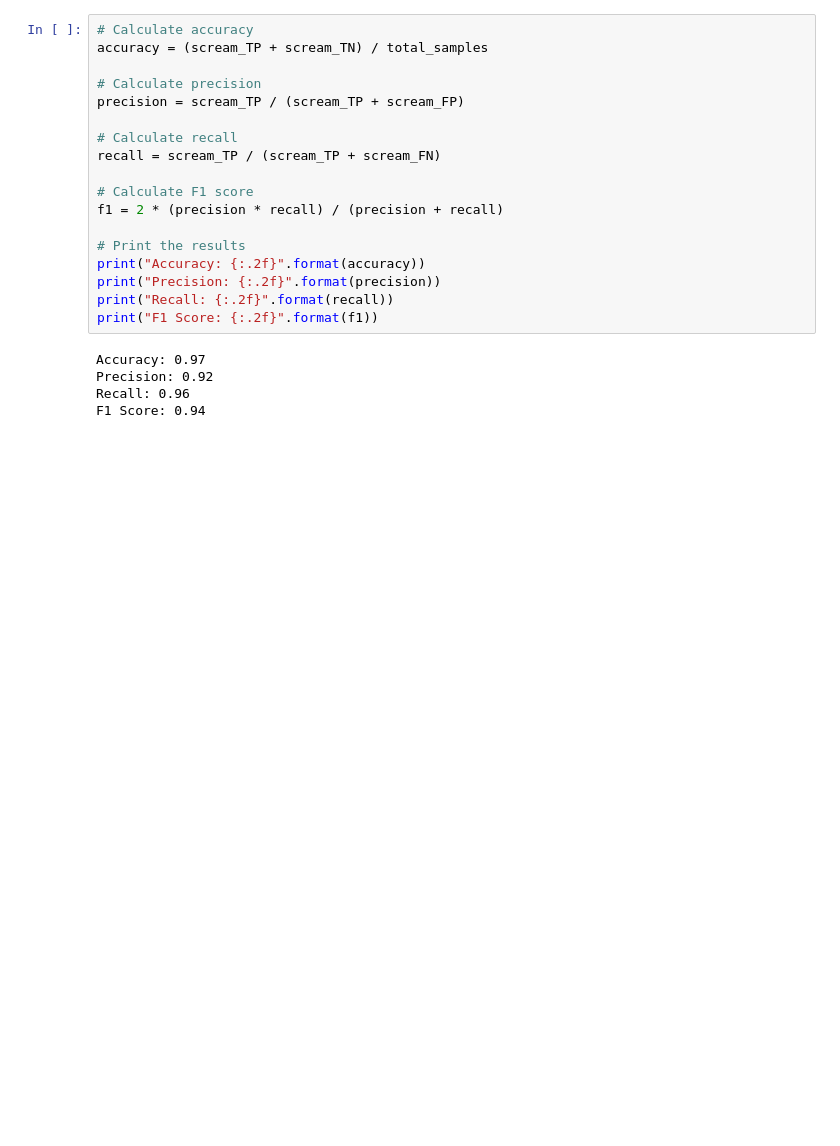
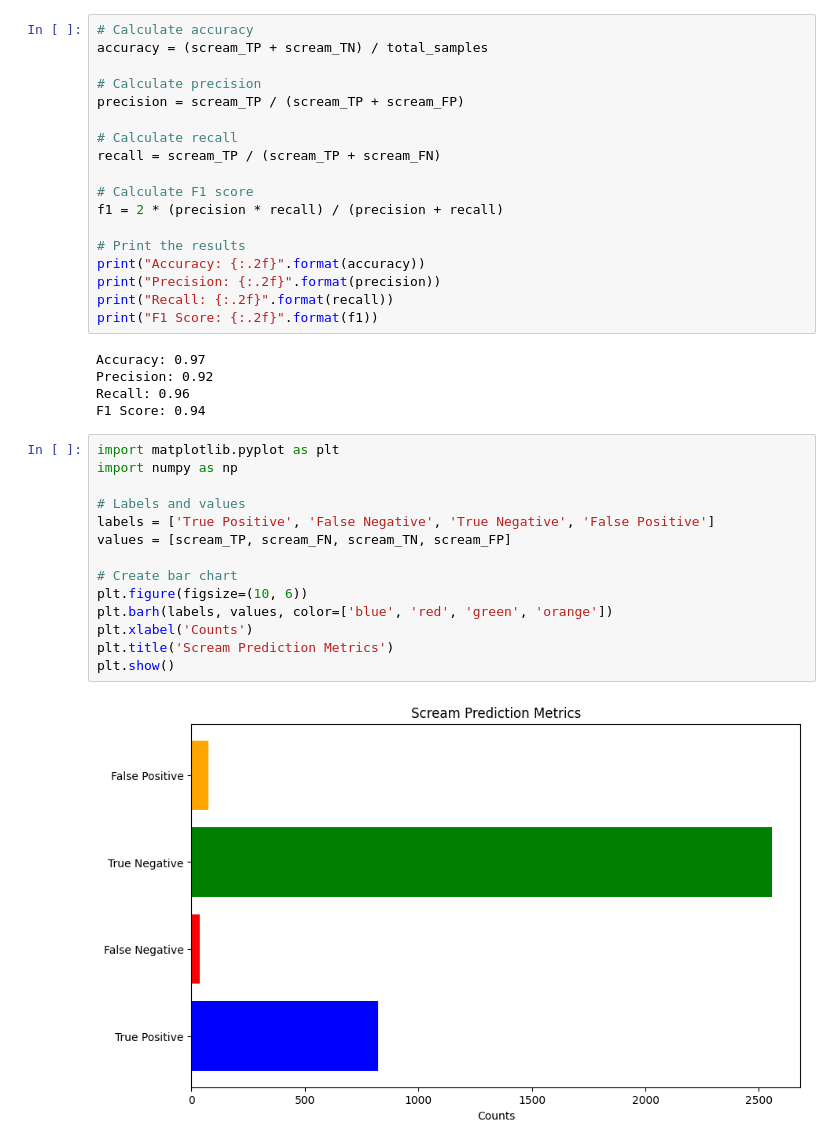
Before and after one commit to whats2000/HumanScreamingDetection, a Jupyter notebook: HumanScreamingDetection/Resnet34Train.ipynb, the cells around one changed output. Drawn from its saved outputs; the diff is of its cells as text; blank space fills up the shorter version.

```diff
--- a/HumanScreamingDetection/Resnet34Train.ipynb
+++ b/HumanScreamingDetection/Resnet34Train.ipynb
@@ -439,3 +439,19 @@ Accuracy: 0.97
 Precision: 0.92
 Recall: 0.96
 F1 Score: 0.94
+# %%
+import matplotlib.pyplot as plt
+import numpy as np
+
+# Labels and values
+labels = ['True Positive', 'False Negative', 'True Negative', 'False Positive']
+values = [scream_TP, scream_FN, scream_TN, scream_FP]
+
+# Create bar chart
+plt.figure(figsize=(10, 6))
+plt.barh(labels, values, color=['blue', 'red', 'green', 'orange'])
+plt.xlabel('Counts')
+plt.title('Scream Prediction Metrics')
+plt.show()
+# %% [output]
+[figure, added]
```
Also changed, not shown: parts of 2 cells of this notebook.
